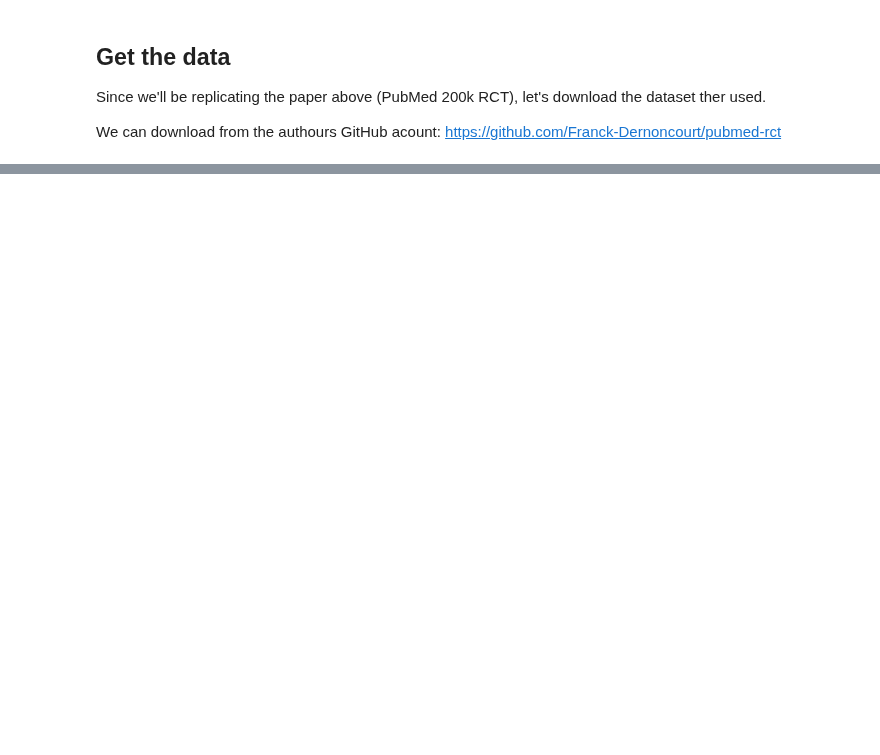
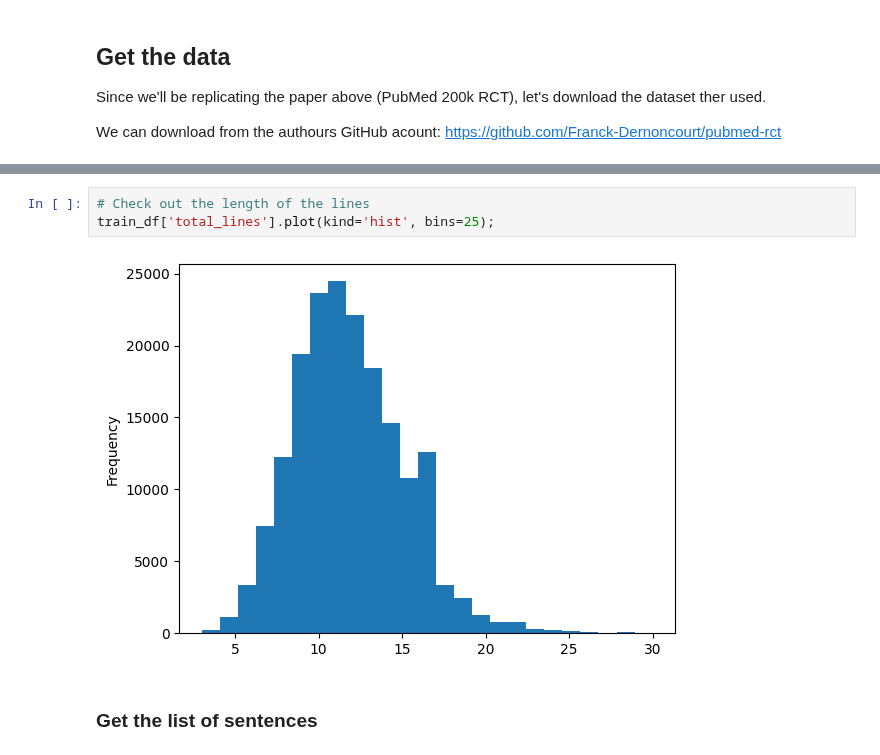
Before and after one commit to SedatParlak/tensorflow, a Jupyter notebook: 09_SkimLit_NLP_Milestone_Project.ipynb, the cells around one changed output, grey strips where cells are left out. Drawn from its saved outputs; the diff is of its cells as text; blank space fills up the shorter version.

```diff
--- a/09_SkimLit_NLP_Milestone_Project.ipynb
+++ b/09_SkimLit_NLP_Milestone_Project.ipynb
@@ -20,0 +254,7 @@ We can download from the authours GitHub acount: https://github.com/Franck-Derno
+# %%
+# Check out the length of the lines
+train_df['total_lines'].plot(kind='hist', bins=25);
+# %% [output]
+[figure, added]
+# %% [markdown]
+### Get the list of sentences
```
Also changed, not shown: parts of 105 cells of this notebook.
